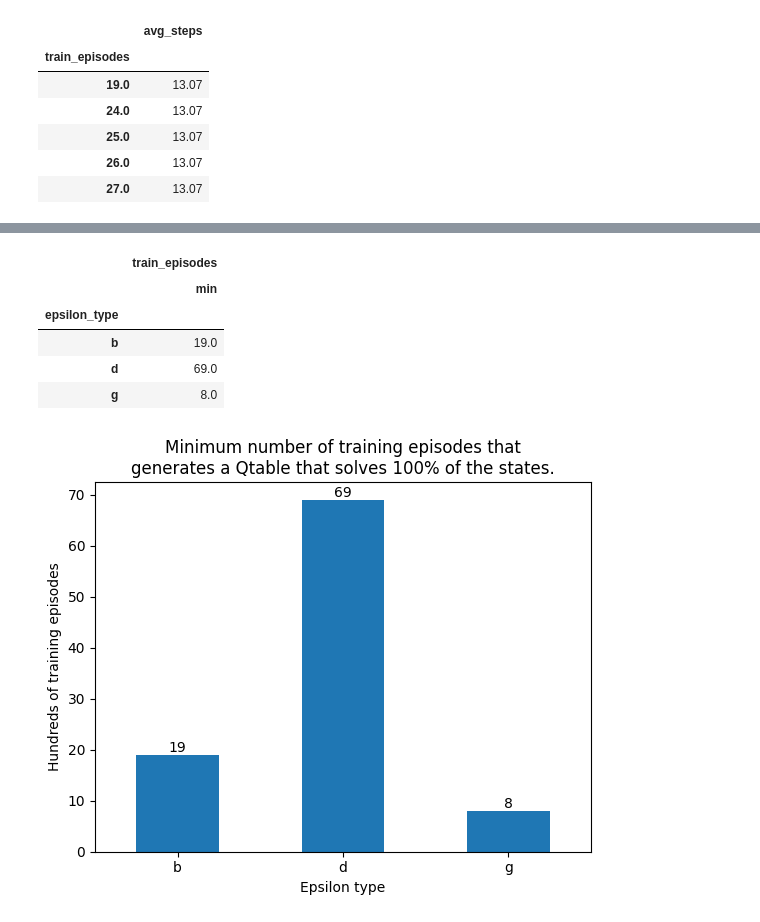
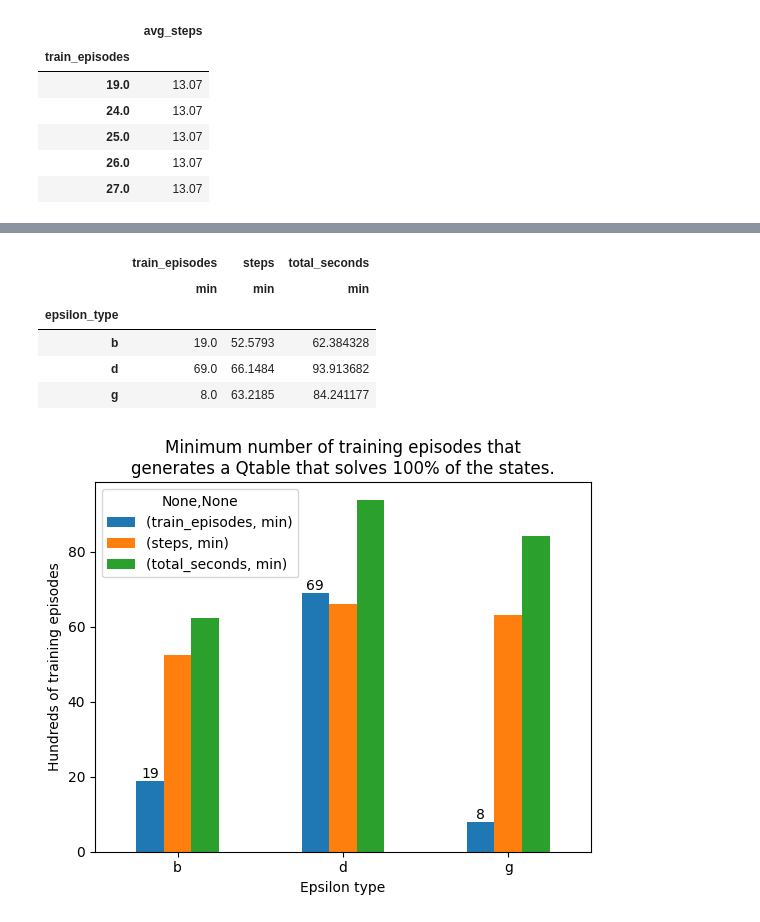
Before and after one commit to anselmobd/qrlstudy, a Jupyter notebook: eval.ipynb, the cells around one changed output, grey strips where cells are left out. Drawn from its saved outputs; the diff is of its cells as text; code cells hidden in the pictures.

```diff
--- a/eval.ipynb
+++ b/eval.ipynb
@@ -5,0 +8,4 @@ import matplotlib.pyplot as plt
+# %%
+qgye_csv = "qtb/qgye2/qgye2_a_15000_1000.csv"
+qgye = pd.read_csv(qgye_csv, sep=";")
+qgye.head()
@@ -5,0 +38,16 @@ import matplotlib.pyplot as plt
+# %%
+@lru_cache(maxsize=100)
+def steps_secs(
+    epsilon_option,
+    num_episodes,
+    max_steps,
+    episode,
+):
+    qgye = get_qgye(
+        epsilon_option,
+        num_episodes,
+        max_steps,
+    )
+    steps = qgye[qgye['episode']<=episode]['steps'].sum()
+    total_seconds = qgye.iloc[episode]['total_seconds']
+    return steps, total_seconds
@@ -10,0 +71,14 @@ qeval = pd.read_csv(eval_file_name, sep=";", header=None, names=columns)
+# %%
+qeval['steps'] = qeval.apply(
+    lambda x: steps_secs(
+        x['epsilon_type'], 15000, 1000, x['train_episodes']
+    )[0],
+    axis=1,
+)
+qeval['total_seconds'] = qeval.apply(
+    lambda x: steps_secs(
+        x['epsilon_type'], 15000, 1000, x['train_episodes']
+    )[1],
+    axis=1,
+)
+qeval.head()
@@ -94,20 +204,25 @@ q100.head()
 # %%
-q_min_episodes = q100.groupby(by=['epsilon_type']).aggregate({'train_episodes': ['min']})
+q_min_episodes = q100.groupby(by=['epsilon_type']).aggregate({
+    'train_episodes': ['min'],
+    'steps': ['min'],
+    'total_seconds': ['min'],
+})
+q_min_episodes['steps'] = q_min_episodes['steps'] / 10_000
 q_min_episodes.head()
 # %% [output]
-|  | train_episodes |
-|  | min |
-| epsilon_type |  |
-| b | 19.0 |
-| d | 69.0 |
-| g | 8.0 |
+|  | train_episodes | steps | total_seconds |
+|  | min | min | min |
+| epsilon_type |  |  |  |
+| b | 19.0 | 52.5793 | 62.384328 |
+| d | 69.0 | 66.1484 | 93.913682 |
+| g | 8.0 | 63.2185 | 84.241177 |
 # %%
-fig = q_min_episodes.plot(kind='bar', legend=False)
+fig = q_min_episodes.plot(kind='bar')
 plt.title('Minimum number of training episodes that\ngenerates a Qtable that solves 100% of the states.')
 plt.xlabel('Epsilon type')
 plt.ylabel('Hundreds of training episodes')
 plt.xticks(rotation=0)
 fig.bar_label(fig.containers[0], label_type='edge')
 plt.show()
 # %% [output]
-[figure, old version]
+[figure, new version]
```
Also changed, not shown: parts of 14 cells of this notebook.
